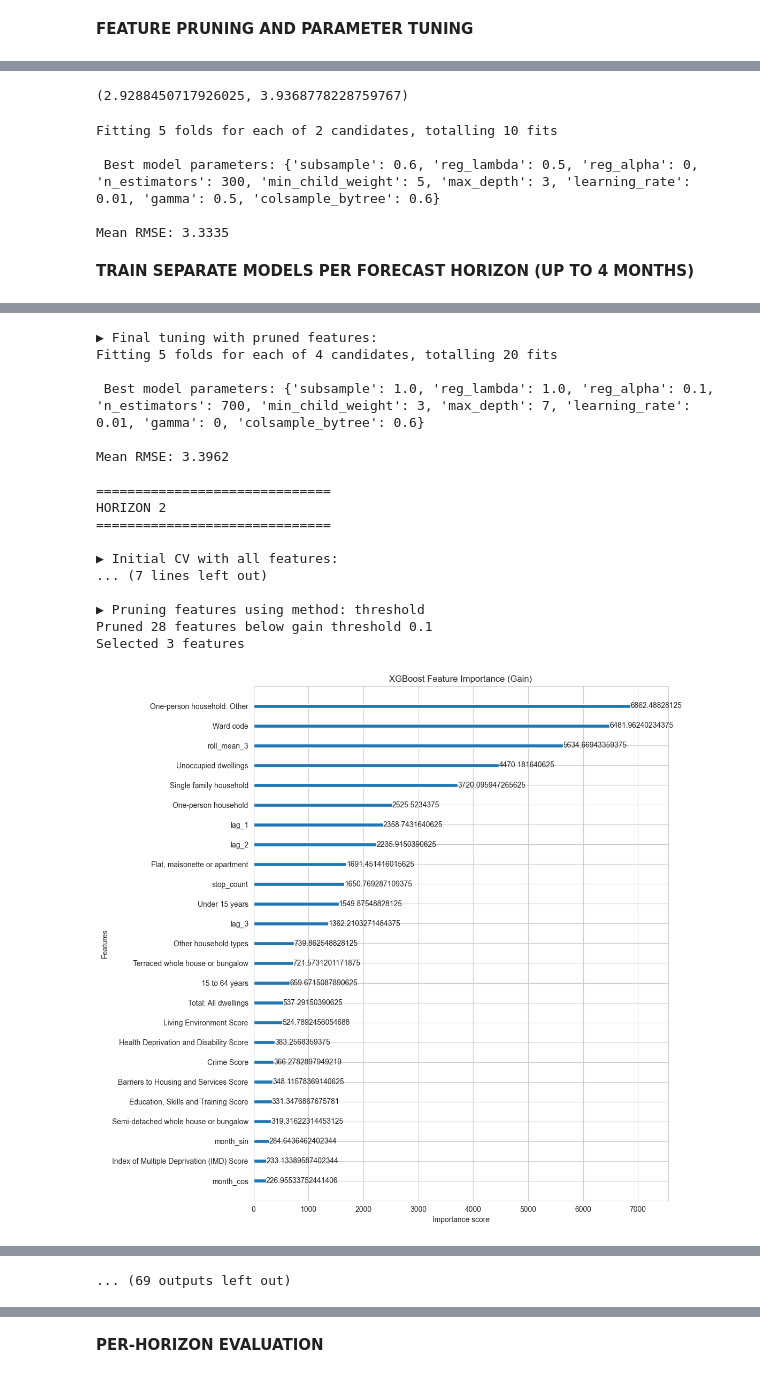
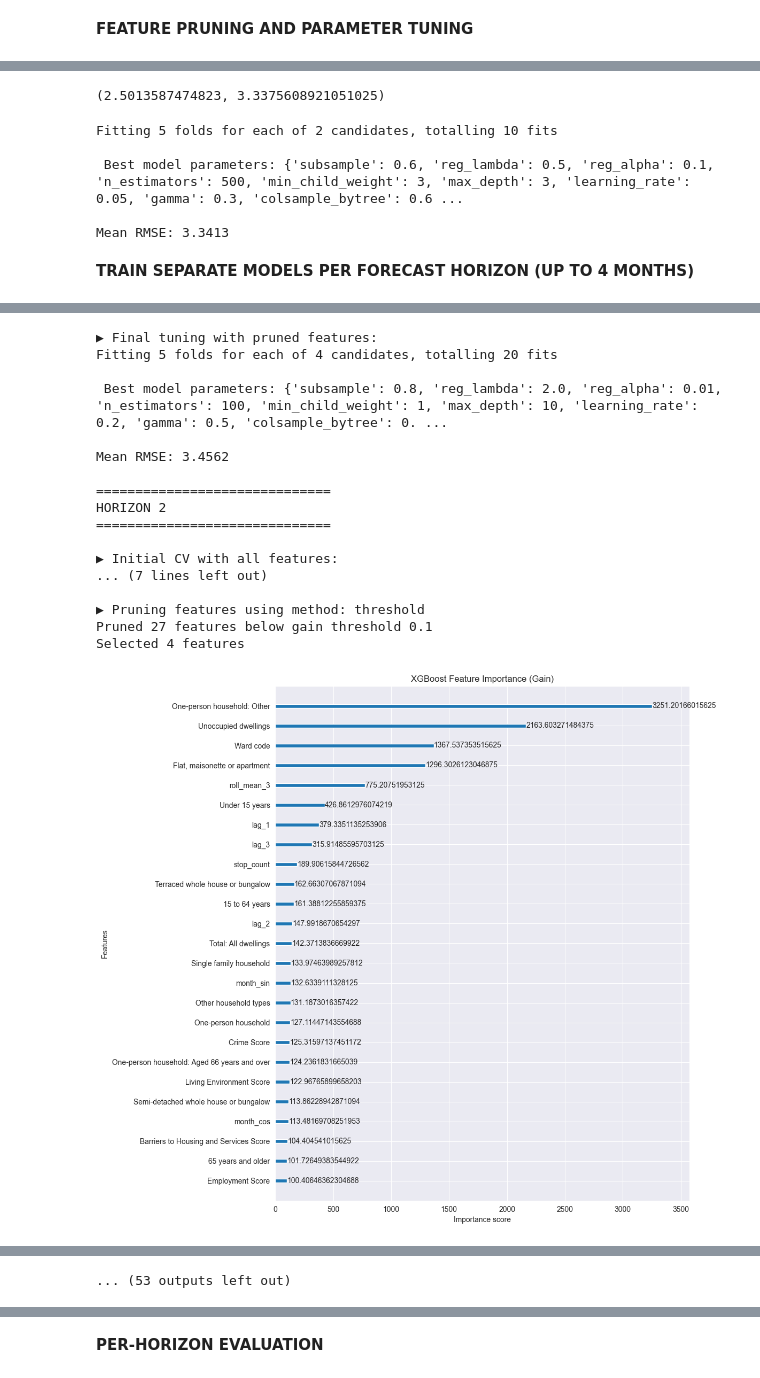
Before and after one commit to NikiPanayotov04/CBL---data-science-project, a Jupyter notebook: src/xgboost_pipeline_v2.ipynb, the cells around one changed output, grey strips where cells are left out. Saved outputs shown, nothing was run; the diff lists cells and outputs as text; code cells hidden in the pictures.

Commit message:
xgboost for horizon 3 (instead of 4)

```diff
--- a/src/xgboost_pipeline_v2.ipynb
+++ b/src/xgboost_pipeline_v2.ipynb
@@ -354,7 +354,7 @@ rolling_config = {
 }
 
 horizon_datasets = create_features_per_horizon(
-    df_burglaries, df_static, max_horizon=4,
+    df_burglaries, df_static, max_horizon=3,
     lag_config=lag_config, rolling_config=rolling_config
 )
 # %% [markdown]
@@ -766,7 +765,7 @@ param_dist = {
     "min_child_weight": [1, 3, 5],
     "gamma": [0, 0.1, 0.3, 0.5],
     "reg_alpha": [0, 0.01, 0.1],
-    "reg_lambda": [0.5, 1.0, 2.0]
+    "reg_lambda": [0, 0.5, 1.0, 2.0]
 }
 # %%
 best_model_h0, best_params_h0, mean_rmse_h0 = tune_time_series(
@@ -847,7 +846,7 @@ def feature_pruning_top_k(model, feature_names, top_k=6, return_scores=False):
 # %%
 run_time_series_cv(df_train_h0, feature_cols=pruned_features, target_col='target_t', params=best_params_h0, verbose=False)
 # %% [output]
-(2.9288450717926025, 3.9368778228759767)
+(2.5013587474823, 3.3375608921051025)
 # %%
 final_model_h0, final_params_h0, final_rmse_h0 = tune_time_series(
     df=df_train_h0,
@@ -860,14 +859,14 @@ final_model_h0, final_params_h0, final_rmse_h0 = tune_time_series(
 # %% [output]
 Fitting 5 folds for each of 2 candidates, totalling 10 fits
 
- Best model parameters: {'subsample': 0.6, 'reg_lambda': 0.5, 'reg_alpha': 0, 'n_estimators': 300, 'min_child_weight': 5, 'max_depth': 3, 'learning_rate': 0.01, 'gamma': 0.5, 'colsample_bytree': 0.6}
+ Best model parameters: {'subsample': 0.6, 'reg_lambda': 0.5, 'reg_alpha': 0.1, 'n_estimators': 500, 'min_child_weight': 3, 'max_depth': 3, 'learning_rate': 0.05, 'gamma': 0.3, 'colsample_bytree': 0.6 ...
 
-Mean RMSE: 3.3335
+Mean RMSE: 3.3413
 # %% [markdown]
 **TRAIN SEPARATE MODELS PER FORECAST HORIZON (UP TO 4 MONTHS)**
 # %%
 N_SPLITS = 5
-N_TEST_SIZE = 2
+N_TEST_SIZE = 1
 N_ITER_INITIAL = 2
 N_ITER_FINAL = 4
 
@@ -878,9 +877,7 @@ forecast_models_summary = {
     0: {},
     1: {},
     2: {},
-    3: {},
-    4: {}
-}
+    3: {}}
 # %%
 # INCLUDE TEST_SIZE
 
@@ -1123,7 +1120,7 @@ for tune, prune, include_static in product(tune_options, prune_options, static_o
     method_list = pruning_methods if prune else [None]  # dummy value when pruning is off
 
     for pruning_method in method_list:
-        for i in range(5):  # horizons 0 to 4
+        for i in range(4):  # horizons 0 to 3
             df_train_i = splits[i]['train']
 
             feature_cols_all = [col for col in df_train_i.columns if col.startswith(("lag_", "roll_", "month_"))]
@@ -1191,21 +1188,21 @@ Selected 3 features
 ▶ Final tuning with pruned features:
 Fitting 5 folds for each of 4 candidates, totalling 20 fits
 
- Best model parameters: {'subsample': 1.0, 'reg_lambda': 1.0, 'reg_alpha': 0.1, 'n_estimators': 700, 'min_child_weight': 3, 'max_depth': 7, 'learning_rate': 0.01, 'gamma': 0, 'colsample_bytree': 0.6}
+ Best model parameters: {'subsample': 0.8, 'reg_lambda': 2.0, 'reg_alpha': 0.01, 'n_estimators': 100, 'min_child_weight': 1, 'max_depth': 10, 'learning_rate': 0.2, 'gamma': 0.5, 'colsample_bytree': 0. ...
 
-Mean RMSE: 3.3962
+Mean RMSE: 3.4562
 
 ==============================
 HORIZON 2
 ==============================
 
 ▶ Initial CV with all features:
 ... (7 lines left out)
 
 ▶ Pruning features using method: threshold
-Pruned 28 features below gain threshold 0.1
-Selected 3 features
+Pruned 27 features below gain threshold 0.1
+Selected 4 features
-[figure, old version]
+[figure, new version]
 ▶ Final tuning with pruned features:
 Fitting 5 folds for each of 4 candidates, totalling 20 fits
 
@@ -1263,4 +1260,4 @@ Selected 5 features
-... (69 outputs left out)
+... (53 outputs left out)
 # %%
 experiments_df = pd.read_csv('experiments_summary.csv')
 experiments_df
```
Also changed, not shown: parts of 20 cells of this notebook.
